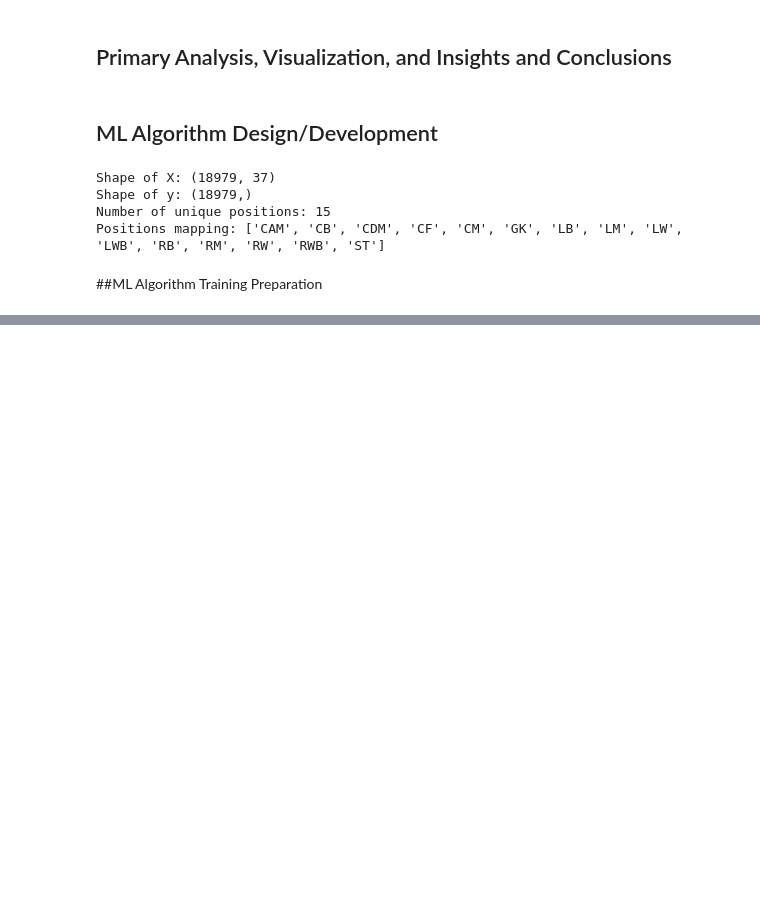
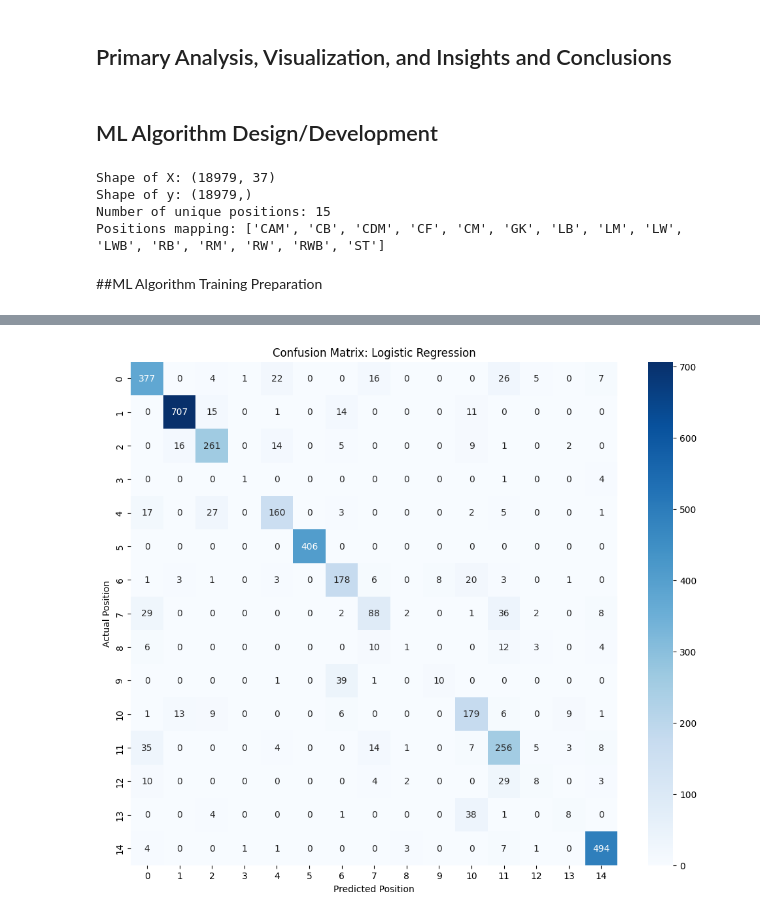
Before and after one commit to LFEXela/CMSC320-Projec1, a Jupyter notebook: CMSC320_Project_1_Checkpoint_3_(1) (1).ipynb, the cells around one changed output, grey strips where cells are left out. Cells and saved outputs as stored; diff of their text form; code cells hidden in the pictures; blank space fills up the shorter version.

Commit message:
Training and testing of different models with conclusion

```diff
--- a/CMSC320_Project_1_Checkpoint_3_(1) (1).ipynb
+++ b/CMSC320_Project_1_Checkpoint_3_(1) (1).ipynb
@@ -512,3 +532,21 @@ Positions mapping: ['CAM', 'CB', 'CDM', 'CF', 'CM', 'GK', 'LB', 'LM', 'LW', 'LWB
 # %%
 from sklearn.model_selection import train_test_split
 X_train, X_test, y_train, y_test = train_test_split(X, y, test_size = 0.2, random_state = 42)
+# %%
+from sklearn.metrics import accuracy_score, classification_report, confusion_matrix
+import seaborn as sns
+import matplotlib.pyplot as plt
+
+# Train and evaluate each model
+results = {}
+
+for name, model in models.items():
+    model.fit(X_train, y_train)
+    y_pred = model.predict(X_test)
+    accuracy = accuracy_score(y_test, y_pred)
+    results[name] = {'model': model, 'accuracy': accuracy, 'predictions': y_pred}
+    print(f"{name}: {accuracy:.4f}")
+
+# Find the best model
+best_name = max(results, key=lambda n: results[n]['accuracy'])
+print(f"\nBest model: {best_name} with accuracy {results[best_name]['accuracy']:.4f}")
@@ -514,0 +560,6 @@ X_train, X_test, y_train, y_test = train_test_split(X, y, test_size = 0.2, rando
+# %%
+# Detailed look at the best model
+best_predictions = results[best_name]['predictions']
+
+print(f"Classification Report for {best_name}:\n")
+print(classification_report(y_test, best_predictions))
@@ -514,0 +584,14 @@ X_train, X_test, y_train, y_test = train_test_split(X, y, test_size = 0.2, rando
+# %%
+# Confusion matrix for the best model
+labels = sorted(y.unique())
+cm = confusion_matrix(y_test, best_predictions, labels=labels)
+
+plt.figure(figsize=(12, 10))
+sns.heatmap(cm, annot=True, fmt='d', cmap='Blues',
+            xticklabels=labels, yticklabels=labels)
+plt.xlabel('Predicted Position')
+plt.ylabel('Actual Position')
+plt.title(f'Confusion Matrix: {best_name}')
+plt.show()
+# %% [output]
+[figure, added]
```
Also changed, not shown: parts of 5 cells of this notebook.
